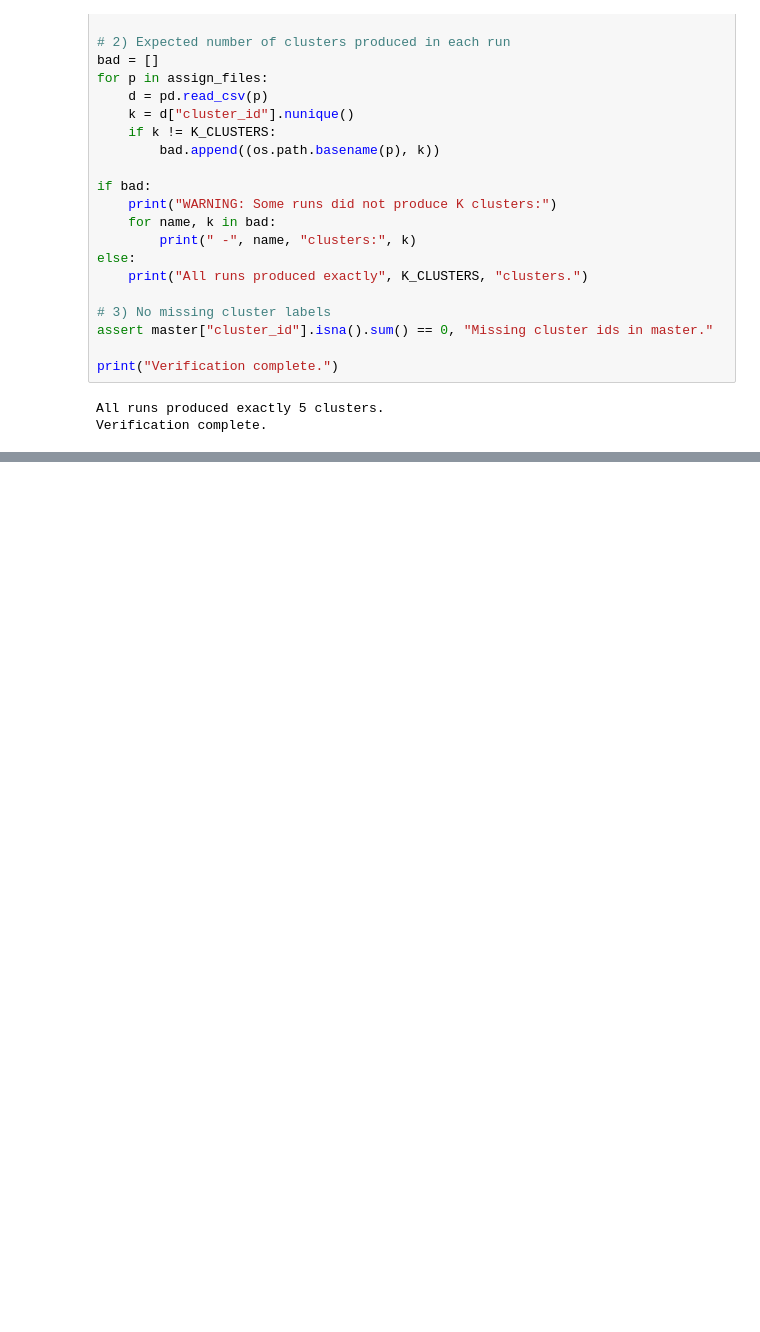
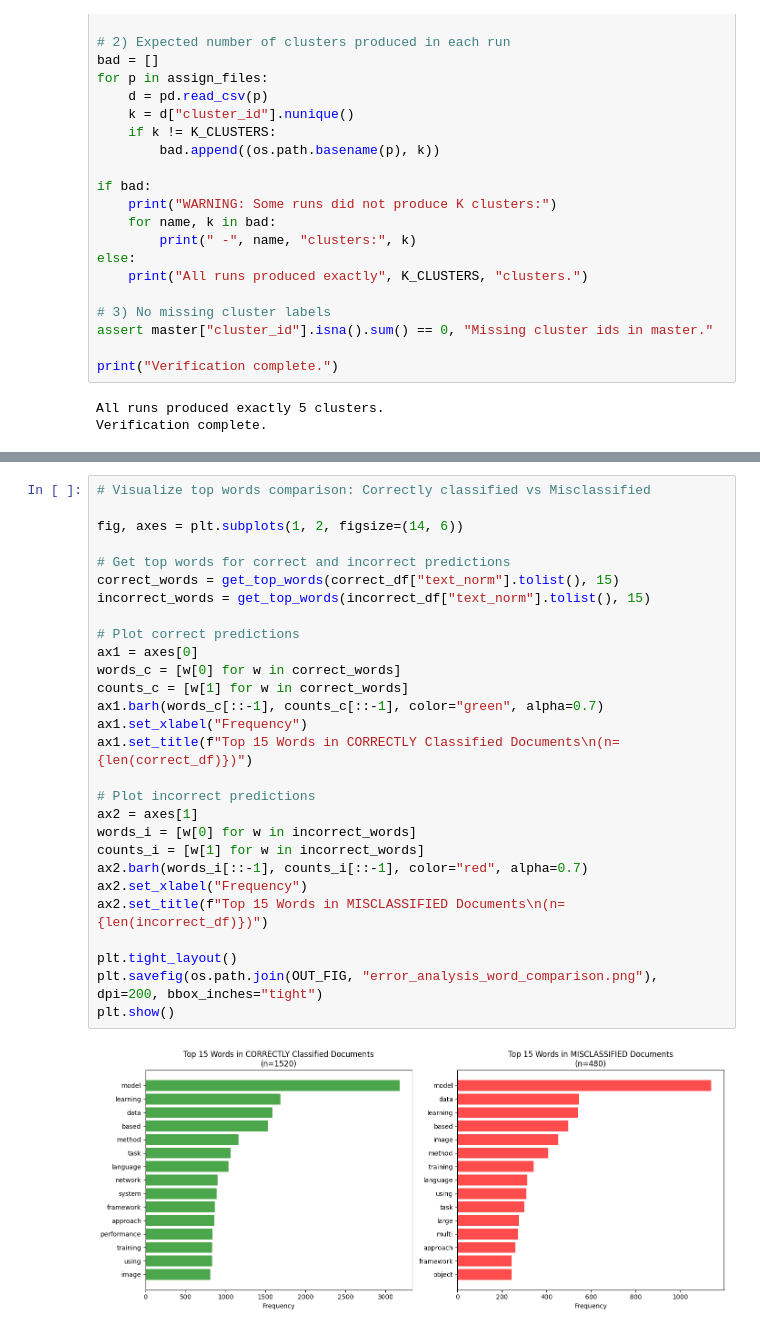
Before and after one commit to KyleWyonch/DTI5125-Data-Science-Applications, a Jupyter notebook: Assignment-2-clustering/notebooks/features_clustering.ipynb, the cells around one changed output, grey strips where cells are left out. Cells and saved outputs as stored; diff of their text form; blank space fills up the shorter version.

```diff
--- a/Assignment-2-clustering/notebooks/features_clustering.ipynb
+++ b/Assignment-2-clustering/notebooks/features_clustering.ipynb
@@ -779,0 +1217,30 @@ This contains one row per document per run, with columns:
+# %%
+# Visualize top words comparison: Correctly classified vs Misclassified
+
+fig, axes = plt.subplots(1, 2, figsize=(14, 6))
+
+# Get top words for correct and incorrect predictions
+correct_words = get_top_words(correct_df["text_norm"].tolist(), 15)
+incorrect_words = get_top_words(incorrect_df["text_norm"].tolist(), 15)
+
+# Plot correct predictions
+ax1 = axes[0]
+words_c = [w[0] for w in correct_words]
+counts_c = [w[1] for w in correct_words]
+ax1.barh(words_c[::-1], counts_c[::-1], color="green", alpha=0.7)
+ax1.set_xlabel("Frequency")
+ax1.set_title(f"Top 15 Words in CORRECTLY Classified Documents\n(n={len(correct_df)})")
+
+# Plot incorrect predictions
+ax2 = axes[1]
+words_i = [w[0] for w in incorrect_words]
+counts_i = [w[1] for w in incorrect_words]
+ax2.barh(words_i[::-1], counts_i[::-1], color="red", alpha=0.7)
+ax2.set_xlabel("Frequency")
+ax2.set_title(f"Top 15 Words in MISCLASSIFIED Documents\n(n={len(incorrect_df)})")
+
+plt.tight_layout()
+plt.savefig(os.path.join(OUT_FIG, "error_analysis_word_comparison.png"), dpi=200, bbox_inches="tight")
+plt.show()
+# %% [output]
+[figure, added]
```
Also changed, not shown: parts of 24 cells of this notebook, 1 other file.
